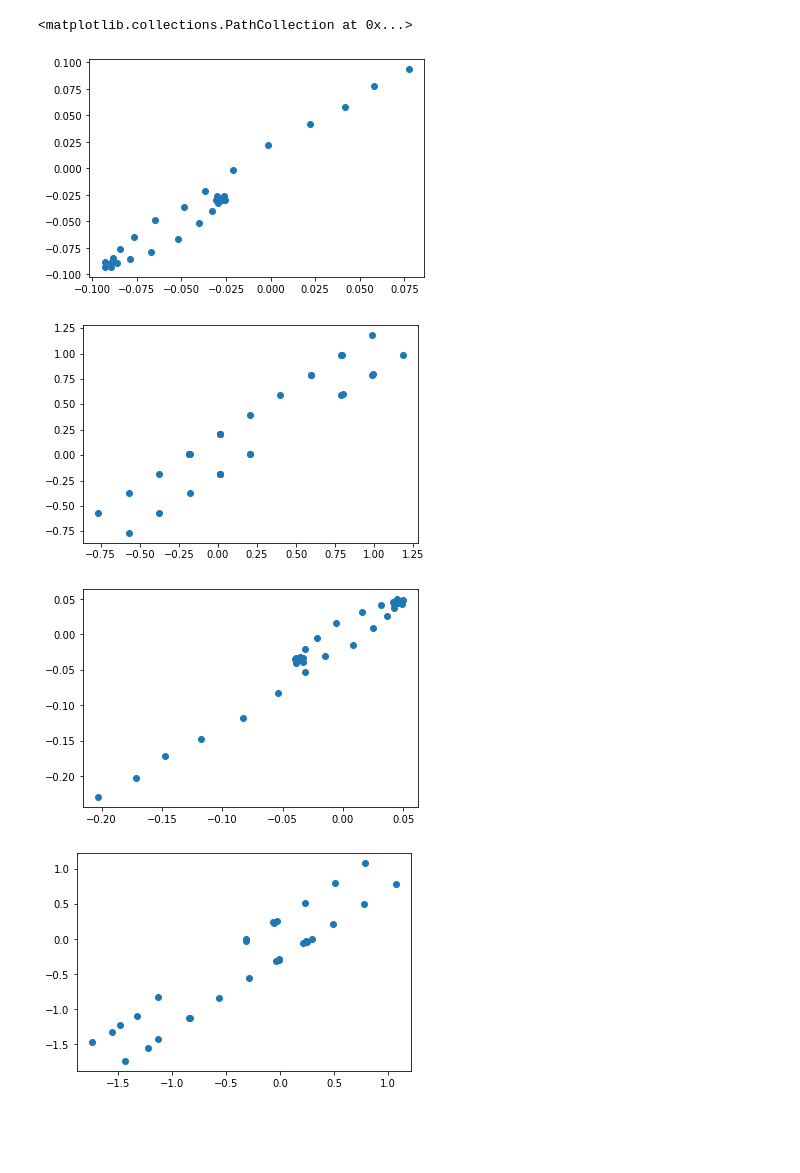
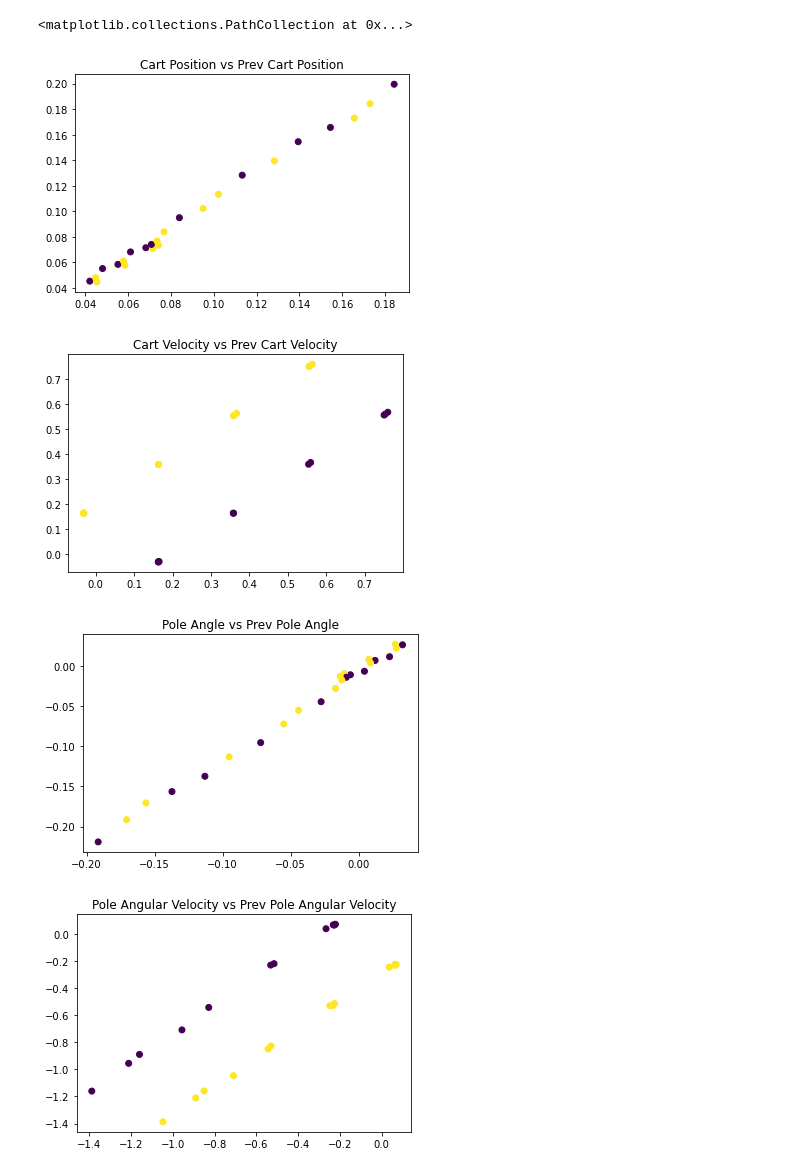
Before and after one commit to habibdraft/RL-agents, a Jupyter notebook: CartPole visualizations.ipynb, the cells around one changed output. Cells and saved outputs as stored; diff of their text form; code cells hidden in the pictures; blank space fills up the shorter version.

```diff
--- a/CartPole visualizations.ipynb
+++ b/CartPole visualizations.ipynb
@@ -100,16 +100,20 @@ df3 = pd.DataFrame(df['next_state'].to_list(), columns=['next_state_var1','next_
 dfa = pd.concat([df2, df3, df.reset_index()['action']], axis=1)
 # %%
 plt.figure()
-plt.scatter(dfa['state_var1'], dfa['next_state_var1'])
+plt.title('Cart Position vs Prev Cart Position')
+plt.scatter(dfa['state_var1'], dfa['next_state_var1'], c=dfa['action'])
 plt.figure()
-plt.scatter(dfa['state_var2'], dfa['next_state_var2'])
+plt.title('Cart Velocity vs Prev Cart Velocity')
+plt.scatter(dfa['state_var2'], dfa['next_state_var2'], c=dfa['action'])
 plt.figure()
-plt.scatter(dfa['state_var3'], dfa['next_state_var3'])
+plt.title('Pole Angle vs Prev Pole Angle')
+plt.scatter(dfa['state_var3'], dfa['next_state_var3'], c=dfa['action'])
 plt.figure()
-plt.scatter(dfa['state_var4'], dfa['next_state_var4'])
+plt.title('Pole Angular Velocity vs Prev Pole Angular Velocity')
+plt.scatter(dfa['state_var4'], dfa['next_state_var4'], c=dfa['action'])
 # %% [output]
 <matplotlib.collections.PathCollection at 0x...>
-[figure, old version]
+[figure, new version]
-[figure, old version]
+[figure, new version]
-[figure, old version]
+[figure, new version]
-[figure, old version]
+[figure, new version]
```
Also changed, not shown: parts of 1 cell of this notebook.
